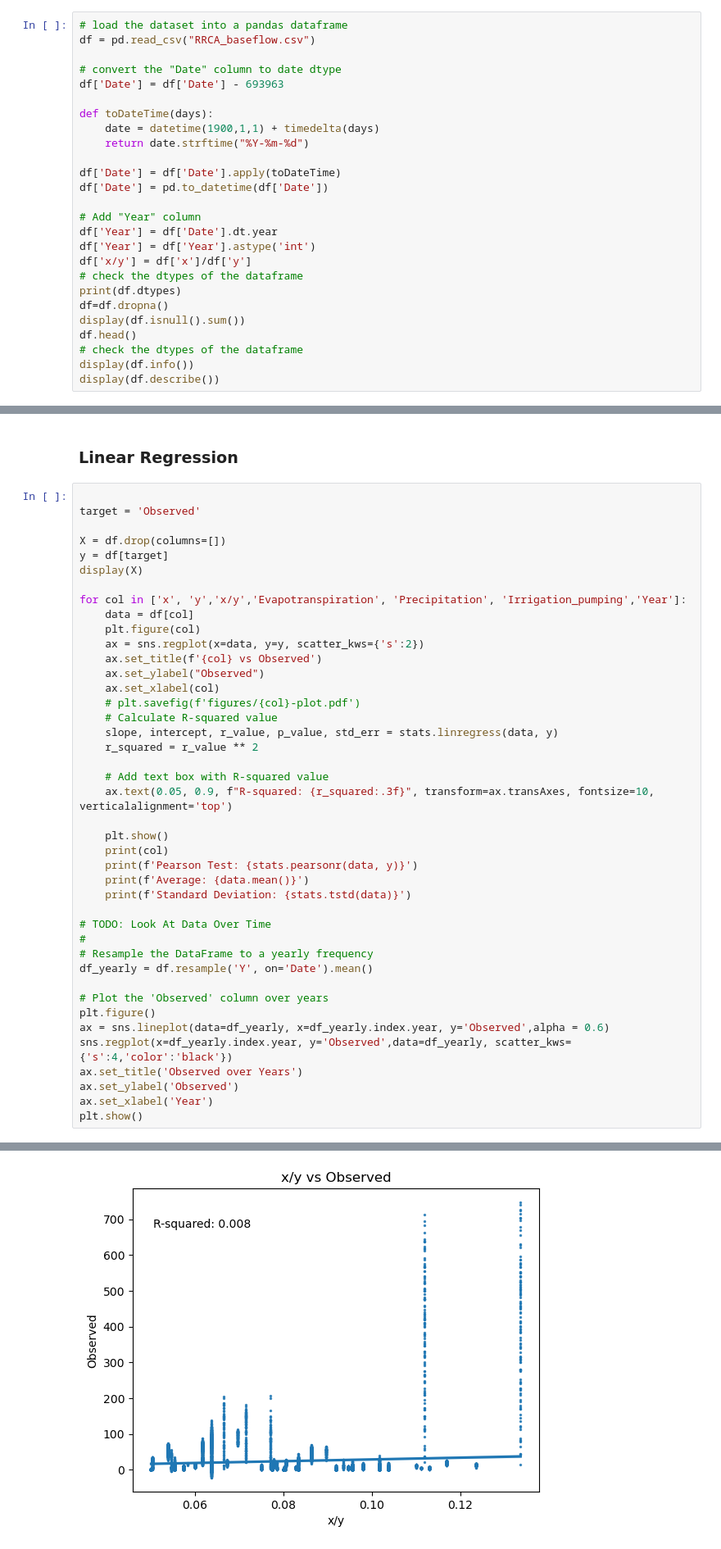
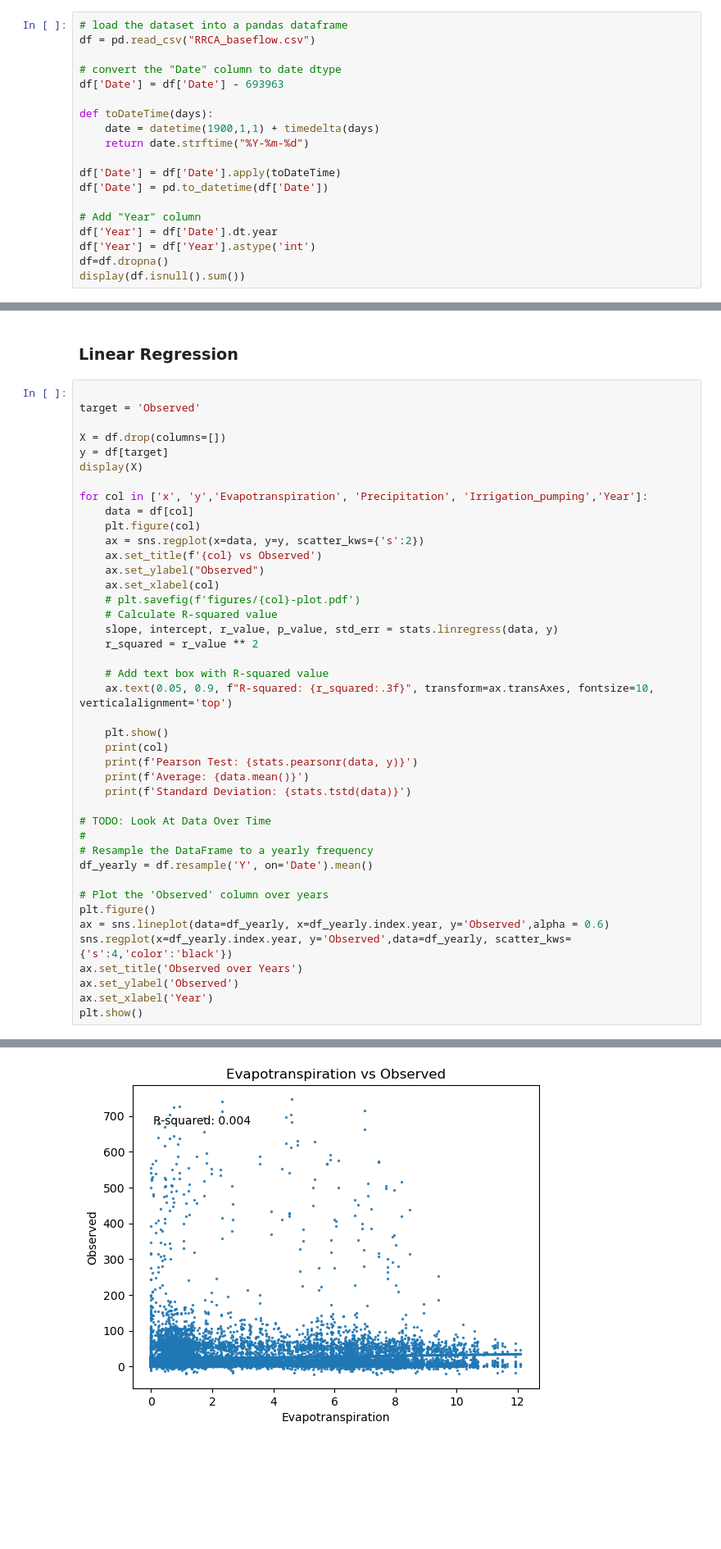
Before and after one commit to jakepper/CS5830-Group15-Project6, a Jupyter notebook: project6.ipynb, the cells around one changed output, grey strips where cells are left out. Shown at 82% size. Saved outputs shown, nothing was run; the diff lists cells and outputs as text; blank space fills up the shorter version.

```diff
--- a/project6.ipynb
+++ b/project6.ipynb
@@ -48,13 +48,6 @@ df['Date'] = pd.to_datetime(df['Date'])
 # Add "Year" column
 df['Year'] = df['Date'].dt.year
 df['Year'] = df['Year'].astype('int')
-df['x/y'] = df['x']/df['y']
-# check the dtypes of the dataframe
-print(df.dtypes)
 df=df.dropna()
 display(df.isnull().sum())
-df.head()
-# check the dtypes of the dataframe
-display(df.info())
-display(df.describe())
 # %% [output]
@@ -119,7 +73,7 @@ X = df.drop(columns=[])
 y = df[target]
 display(X)
 
-for col in ['x', 'y','x/y','Evapotranspiration', 'Precipitation', 'Irrigation_pumping','Year']:
+for col in ['x', 'y','Evapotranspiration', 'Precipitation', 'Irrigation_pumping','Year']:
     data = df[col]
     plt.figure(col)
     ax = sns.regplot(x=data, y=y, scatter_kws={'s':2})
@@ -170,11 +124,11 @@ plt.show()
 [figure]
 x
 Pearson Test: PearsonRResult(statistic=0.08961601998066822, pvalue=3.5817866020810347e-29)
 Average: 1169435.2568789686
 Standard Deviation: 292499.1341238749
 [figure]
 y
 Pearson Test: PearsonRResult(statistic=0.10175116338670216, pvalue=3.6781856907517453e-37)
 Average: 14570660.457956513
 Standard Deviation: 83310.47939781596
-[figure, old version]
+[figure, new version]
```
Also changed, not shown: parts of 3 cells of this notebook.
